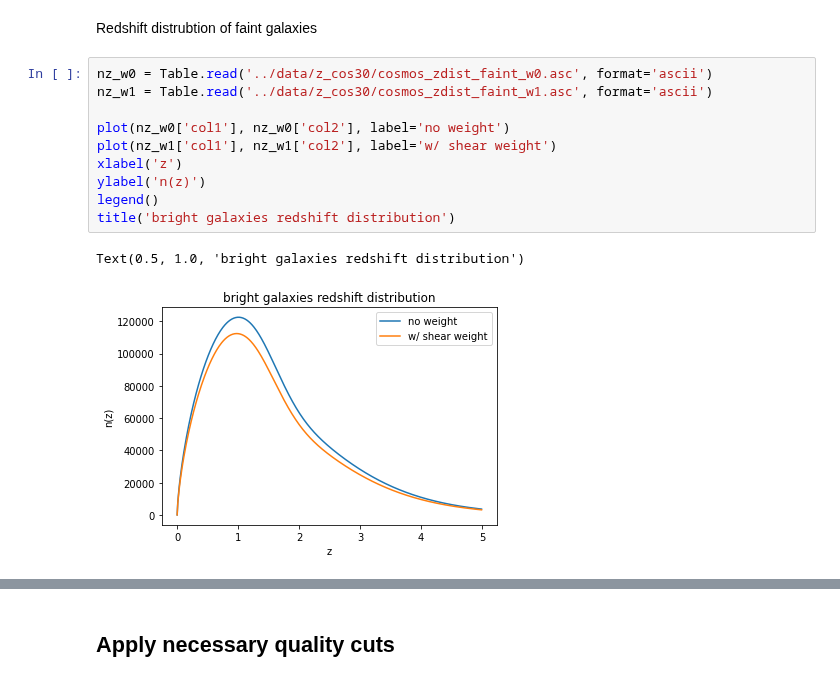
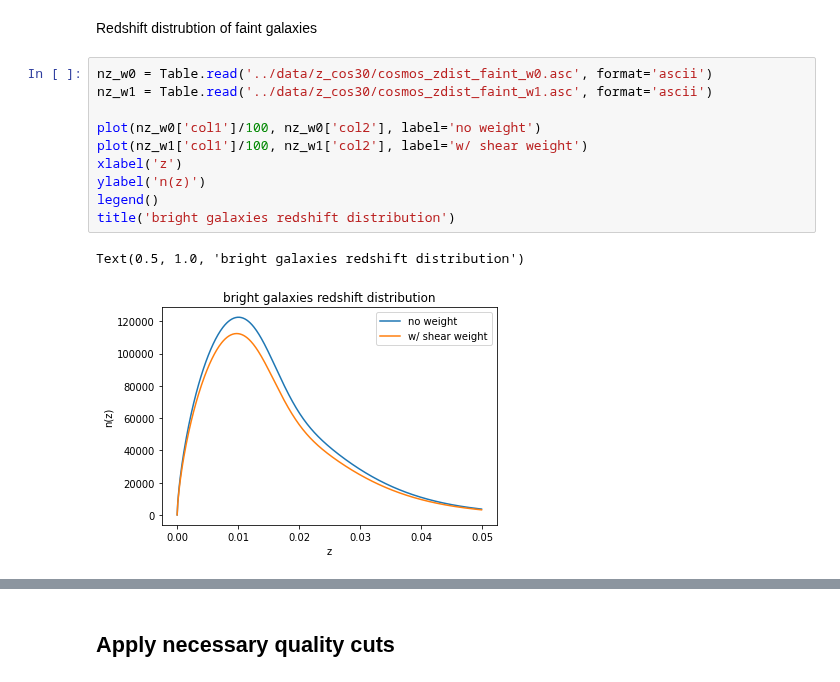
Before and after one commit to CosmoStat/jax-lensing, a Jupyter notebook: notebooks/COSMOS_shape_catalog.ipynb, the cells around one changed output, grey strips where cells are left out. Cells and saved outputs as stored; diff of their text form.

```diff
--- a/notebooks/COSMOS_shape_catalog.ipynb
+++ b/notebooks/COSMOS_shape_catalog.ipynb
@@ -39,13 +39,13 @@ Redshift distrubtion of faint galaxies
 # %%
 nz_w0 = Table.read('../data/z_cos30/cosmos_zdist_faint_w0.asc', format='ascii')
 nz_w1 = Table.read('../data/z_cos30/cosmos_zdist_faint_w1.asc', format='ascii')
 
-plot(nz_w0['col1'], nz_w0['col2'], label='no weight')
-plot(nz_w1['col1'], nz_w1['col2'], label='w/ shear weight')
+plot(nz_w0['col1']/100, nz_w0['col2'], label='no weight')
+plot(nz_w1['col1']/100, nz_w1['col2'], label='w/ shear weight')
 xlabel('z')
 ylabel('n(z)')
 legend()
 title('bright galaxies redshift distribution')
 # %% [output]
 Text(0.5, 1.0, 'bright galaxies redshift distribution')
-[figure, old version]
+[figure, new version]
```
Also changed, not shown: parts of 31 cells of this notebook.
